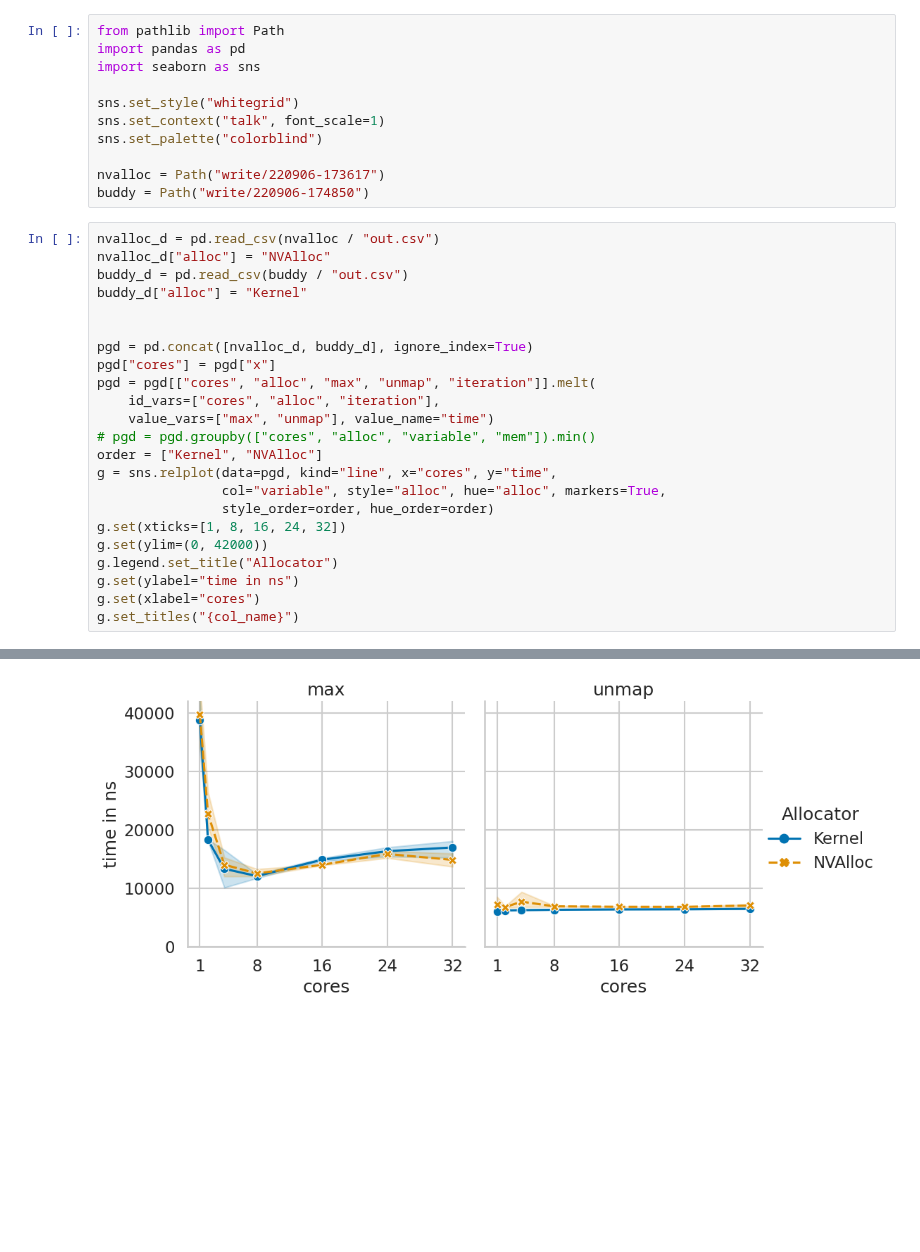
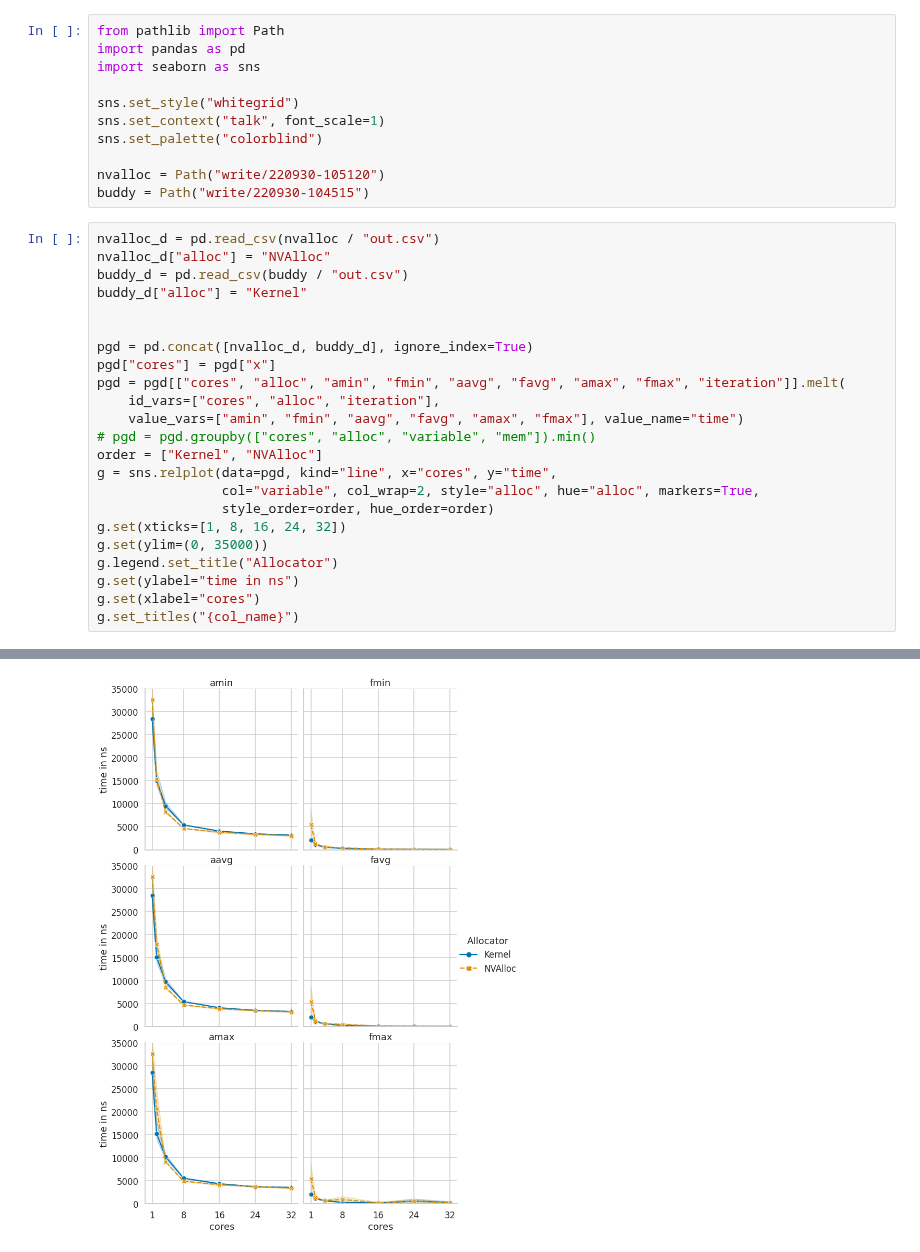
Before and after one commit to luhsra/llfree-bench, a Jupyter notebook: write.ipynb, the cells around one changed output, grey strips where cells are left out. Saved outputs shown, nothing was run; the diff lists cells and outputs as text; blank space fills up the shorter version.

```diff
--- a/write.ipynb
+++ b/write.ipynb
@@ -7,31 +7,31 @@ sns.set_style("whitegrid")
 sns.set_context("talk", font_scale=1)
 sns.set_palette("colorblind")
 
-nvalloc = Path("write/220906-173617")
-buddy = Path("write/220906-174850")
+nvalloc = Path("write/220930-105120")
+buddy = Path("write/220930-104515")
 # %%
 nvalloc_d = pd.read_csv(nvalloc / "out.csv")
 nvalloc_d["alloc"] = "NVAlloc"
 buddy_d = pd.read_csv(buddy / "out.csv")
 buddy_d["alloc"] = "Kernel"
 
 
 pgd = pd.concat([nvalloc_d, buddy_d], ignore_index=True)
 pgd["cores"] = pgd["x"]
-pgd = pgd[["cores", "alloc", "max", "unmap", "iteration"]].melt(
+pgd = pgd[["cores", "alloc", "amin", "fmin", "aavg", "favg", "amax", "fmax", "iteration"]].melt(
     id_vars=["cores", "alloc", "iteration"],
-    value_vars=["max", "unmap"], value_name="time")
+    value_vars=["amin", "fmin", "aavg", "favg", "amax", "fmax"], value_name="time")
 # pgd = pgd.groupby(["cores", "alloc", "variable", "mem"]).min()
 order = ["Kernel", "NVAlloc"]
 g = sns.relplot(data=pgd, kind="line", x="cores", y="time",
-                col="variable", style="alloc", hue="alloc", markers=True,
+                col="variable", col_wrap=2, style="alloc", hue="alloc", markers=True,
                 style_order=order, hue_order=order)
 g.set(xticks=[1, 8, 16, 24, 32])
-g.set(ylim=(0, 42000))
+g.set(ylim=(0, 35000))
 g.legend.set_title("Allocator")
 g.set(ylabel="time in ns")
 g.set(xlabel="cores")
 g.set_titles("{col_name}")
 # %% [output]
 <seaborn.axisgrid.FacetGrid at 0x...>
-[figure, old version]
+[figure, new version]
```
Also changed, not shown: 6 other files.
